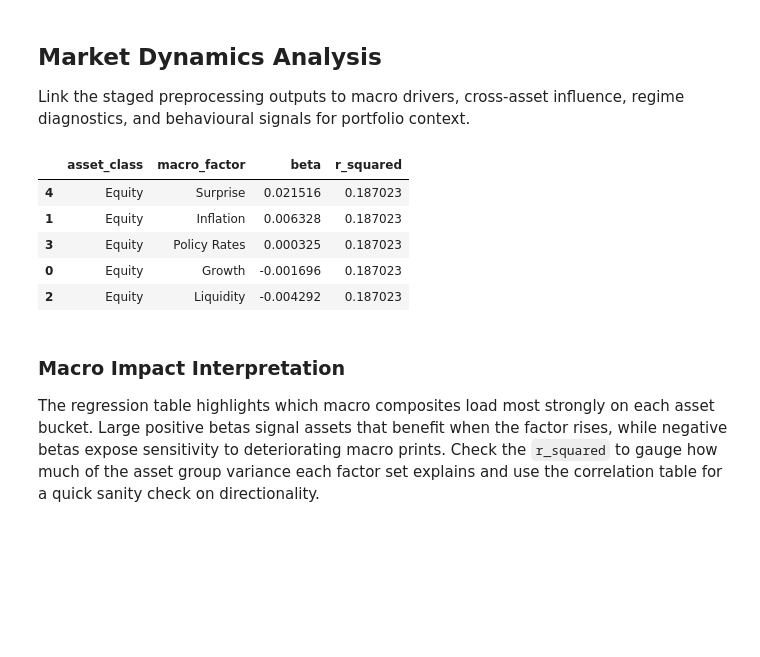
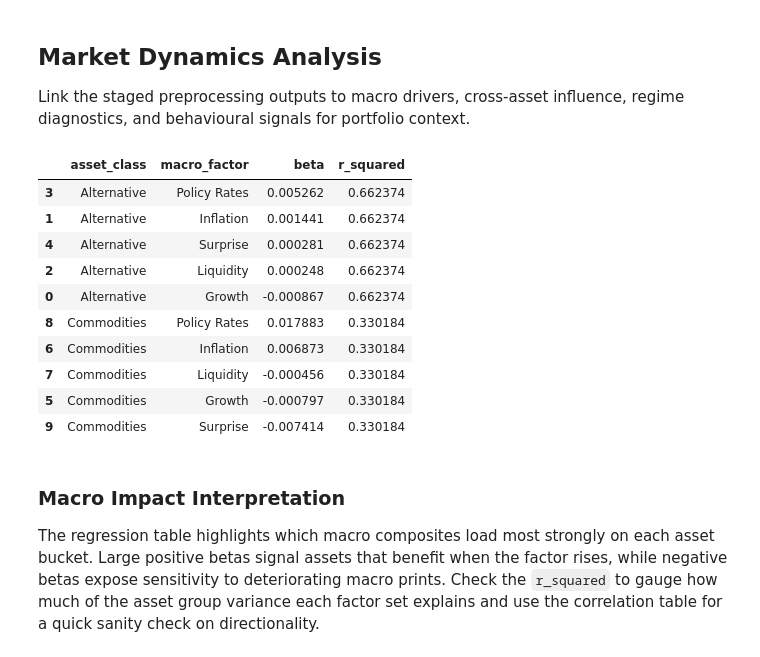
Before and after one commit to kecheng-shi/Nexus-data-preprocessing, a Jupyter notebook: Index Analysis.ipynb, the cells around one changed output. Cells and saved outputs as stored; diff of their text form; code cells hidden in the pictures; blank space fills up the shorter version.

```diff
--- a/Index Analysis.ipynb
+++ b/Index Analysis.ipynb
@@ -467,6 +476,23 @@ aligned_panel = pd.DataFrame({
 aligned_panel = aligned_panel.loc[:, ~aligned_panel.columns.duplicated()]
 aligned_panel = aligned_panel.dropna(how="all")
 
+#
+# - Optional: mitigate sparse tail by modest ffill and coverage trim.
+#   This addresses trailing all-NaN rows seen in Stage 2/3 outputs
+#   when only a few series extend to the latest dates.
+MIN_DAILY_COVERAGE_TAIL = 0.10  # keep dates with >=10% non-NaN series
+FFILL_TAIL_LIMIT = 3            # forward-fill up to 3 business days
+
+# Small ffill to cover short holiday gaps without extending stale levels too far.
+aligned_panel = aligned_panel.ffill(limit=FFILL_TAIL_LIMIT)
+
+# Trim any remaining trailing dates with very low cross-series coverage.
+if not aligned_panel.empty:
+    daily_cov = 1.0 - aligned_panel.isna().mean(axis=1)
+    if (daily_cov >= MIN_DAILY_COVERAGE_TAIL).any():
+        last_good = daily_cov.index[(daily_cov >= MIN_DAILY_COVERAGE_TAIL)].max()
+        aligned_panel = aligned_panel.loc[:last_good]
+
 stage1_summary = pd.DataFrame([
     {
         "series": name,
@@ -748,13 +774,22 @@ aligned_panel = bundle['aligned_panel']
 returns = bundle['stationary']['returns']
 diffs = bundle['stationary']['diff']
 
-asset_keywords = {
-    'Equity': ['equity', 'spx', 's&p', 'dax', 'nikkei', 'csi', 'etf', 'index'],
-    'Rates': ['yield', 'rate', 'ust', 'usgg', 'shibor', 'estr', 'libor', 'bond', 'oas'],
-    'FX': ['dxy', 'dollar', 'usd', 'eur', 'cny', 'fx'],
-    'Volatility': ['vix', 'move', 'vol'],
-    'Commodities': ['oil', 'gold', 'commodity', 'gci'],
-}
+macro_indicator_keywords = [
+    'gdp', 'pmi', 'cpi', 'ppi', 'pce', 'yoy', 'qoq', 'mom', 'monthly', 'net', 'nfp',
+    'unemployment', 'sentiment', 'confidence', 'surprise', 'm2', 'industrial', 'manufacturing',
+    'housing', 'usurtot', 'nhspatot', 'cesi', 'rstax', 'dgnochng', 'authorized',
+    'financial', 'conditions', 'goods', 'production', 'retail'
+]
+asset_rules = [
+    ('Crypto', ['crypto', 'bgci']),
+    ('Volatility', ['vix', 'volatility', 'v2x', 'fvsu5c', 'move']),
+    ('FX', ['dxy', 'dollar', 'curncy']),
+    ('Commodities', ['cf1', ' z', 'commodity', 'metals']),
+    ('Credit', ['oas', 'iboxhy', 'iboxig', 'ibox', 'credit', 'leveraged', 'spbdll']),
+    ('Rates', ['yield', 'rate', 'usgg10yr', 'usgg', 'shibor', 'estr', 'fdtr', 'bdif5y', 'btsi', 'bcit1t', 'breakeven', 'inflation-li', 'usggbe10']),
+    ('Alternative', ['qai', 'multi', 'balanced']),
+    ('Equity', ['equity', 'spx', 'sp500', 's&p', 'nikkei', 'nky', 'csi', 'csi500', 'ifbz5', 'shsz300', 'sse50', 'dax', 'djbgicut', 'fnartr', 'es1', 'esz5c', 'esz5p', 'esz', 'emini', 'rpg', 'vfiax', 'vbi', 'vvi', 'vigax', 'gx1', 'eem', 'reit'])
+]
 macro_keywords = {
     'Growth': ['gdp', 'industrial', 'nfp', 'unemployment', 'pmi', 'manufacturing', 'confidence', 'sentiment'],
     'Inflation': ['cpi', 'inflation', 'ppi', 'pce', 'deflator'],
@@ -763,33 +798,47 @@ macro_keywords = {
     'Surprise': ['surprise', 'cesi'],
 }
 
+def tokenize_words(name: str) -> set[str]:
+    cleaned = ''.join(ch.lower() if ch.isalnum() else ' ' for ch in name)
+    return {token for token in cleaned.split() if token}
 
-#
-# - Keyword-based mapping to a label; returns default if no match.
-def classify_name(name: str, mapping: dict[str, list[str]], default: str) -> str:
+def classify_asset(name: str) -> str:
     lname = name.lower()
-    for label, keywords in mapping.items():
+    tokens = tokenize_words(name)
+    if any(keyword in lname for keyword in macro_indicator_keywords):
+        return 'Macro Indicator'
+    for label, keywords in asset_rules:
+        for keyword in keywords:
+            if ' ' in keyword:
+                if keyword in lname:
+                    return label
+            else:
+                if keyword in tokens:
+                    return label
+    return 'Other Asset'
+
+def classify_macro_bucket(name: str) -> str:
+    lname = name.lower()
+    for bucket, keywords in macro_keywords.items():
         if any(keyword in lname for keyword in keywords):
-            return label
-    return default
+            return bucket
+    return 'Other Macro'
 
 series_metadata_rows = []
 for series_name in aligned_panel.columns:
-    asset_tag = classify_name(series_name, asset_keywords, 'Other Asset')
-    macro_tag = classify_name(series_name, macro_keywords, 'Other Macro')
     series_metadata_rows.append({
         'series': series_name,
-        'asset_class': asset_tag,
-        'macro_bucket': macro_tag,
+        'asset_class': classify_asset(series_name),
+        'macro_bucket': classify_macro_bucket(series_name),
     })
 series_metadata = pd.DataFrame(series_metadata_rows).set_index('series')
 
-returns_monthly = returns.resample('M').sum(min_count=1)
-diffs_monthly = diffs.resample('M').mean()
+returns_monthly = returns.resample('ME').sum(min_count=1)
+diffs_monthly = diffs.resample('ME').mean()
 
 asset_group_returns = {}
 for asset_class in sorted(series_metadata['asset_class'].unique()):
-    if asset_class == 'Other Asset':
+    if asset_class in {'Other Asset', 'Macro Indicator'}:
         continue
     cols = series_metadata.index[series_metadata['asset_class'] == asset_class]
     if len(cols) == 0:
@@ -803,7 +852,7 @@ for macro_bucket in sorted(series_metadata['macro_bucket'].unique()):
         continue
     cols = series_metadata.index[series_metadata['macro_bucket'] == macro_bucket]
     shared_cols = [col for col in cols if col in diffs_monthly.columns]
-    if len(shared_cols) == 0:
+    if not shared_cols:
         continue
     agg = diffs_monthly[shared_cols].mean(axis=1)
     macro_group_changes[macro_bucket] = zscore_normalize(agg)
@@ -824,38 +873,43 @@ for asset_class, series in asset_group_df.items():
     resid = y - fitted
     denom = ((y - y.mean()) ** 2).sum()
     r_squared = 1.0 - (resid ** 2).sum() / denom if denom != 0 else np.nan
     for factor, coefficient in zip(aligned.columns[1:], beta[1:]):
         macro_beta_rows.append({
             'asset_class': asset_class,
             'macro_factor': factor,
             'beta': coefficient,
             'r_squared': r_squared,
         })
         corr_val = aligned['target'].corr(aligned[factor])
         macro_corr_rows.append({
             'asset_class': asset_class,
             'macro_factor': factor,
             'correlation': corr_val,
         })
 macro_beta_table = pd.DataFrame(macro_beta_rows)
 macro_corr_table = pd.DataFrame(macro_corr_rows)
 
 market_dynamics = {
     'series_metadata': series_metadata,
     'asset_group_returns_monthly': asset_group_df,
     'macro_factors': macro_factors_df,
     'macro_beta_table': macro_beta_table,
     'macro_corr_table': macro_corr_table,
 }
 
 macro_beta_table.sort_values(['asset_class', 'beta'], ascending=[True, False]).head(10)
 # %% [output]
 |  | asset_class | macro_factor | beta | r_squared |
-| 4 | Equity | Surprise | 0.021516 | 0.187023 |
-| 1 | Equity | Inflation | 0.006328 | 0.187023 |
-| 3 | Equity | Policy Rates | 0.000325 | 0.187023 |
-| 0 | Equity | Growth | -0.001696 | 0.187023 |
-| 2 | Equity | Liquidity | -0.004292 | 0.187023 |
+| 3 | Alternative | Policy Rates | 0.005262 | 0.662374 |
+| 1 | Alternative | Inflation | 0.001441 | 0.662374 |
+| 4 | Alternative | Surprise | 0.000281 | 0.662374 |
+| 2 | Alternative | Liquidity | 0.000248 | 0.662374 |
+| 0 | Alternative | Growth | -0.000867 | 0.662374 |
+| 8 | Commodities | Policy Rates | 0.017883 | 0.330184 |
+| 6 | Commodities | Inflation | 0.006873 | 0.330184 |
+| 7 | Commodities | Liquidity | -0.000456 | 0.330184 |
+| 5 | Commodities | Growth | -0.000797 | 0.330184 |
+| 9 | Commodities | Surprise | -0.007414 | 0.330184 |
 # %% [markdown]
 ### Macro Impact Interpretation
 The regression table highlights which macro composites load most strongly on each asset bucket. Large positive betas signal assets that benefit when the factor rises, while negative betas expose sensitivity to deteriorating macro prints. Check the `r_squared` to gauge how much of the asset group variance each factor set explains and use the correlation table for a quick sanity check on directionality.
```
Also changed, not shown: parts of 9 cells of this notebook, 2 other files.
